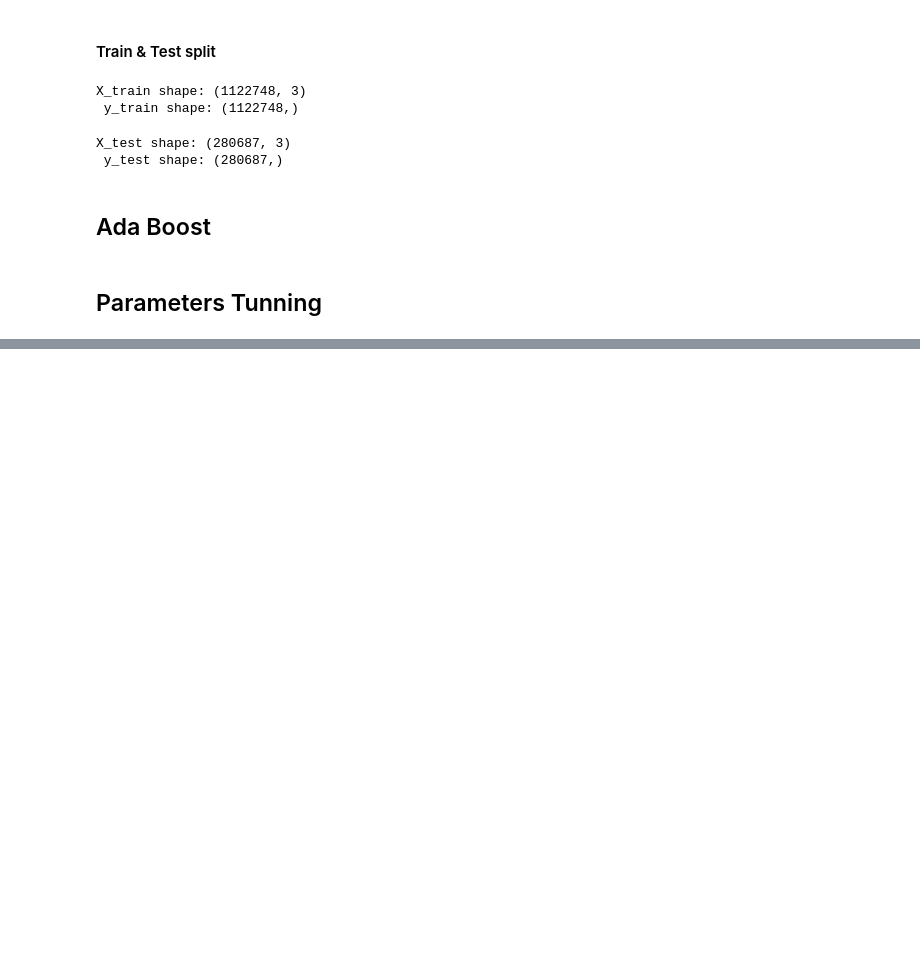
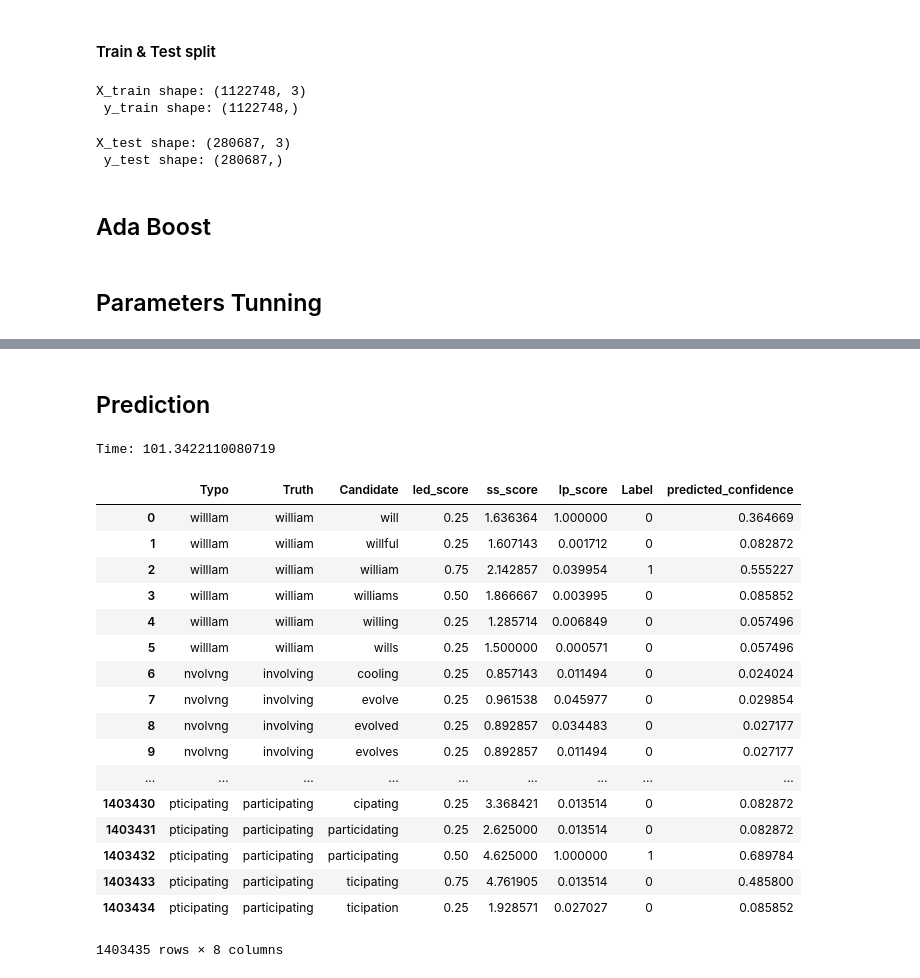
Before and after one commit to TZstatsADS/Spring2019-Proj4-grp-2, a Jupyter notebook: feature_extraction.ipynb, the cells around one changed output, grey strips where cells are left out. Saved outputs shown, nothing was run; the diff lists cells and outputs as text; code cells hidden in the pictures; blank space fills up the shorter version.

Commit message:
Added Prediction

```diff
--- a/feature_extraction.ipynb
+++ b/feature_extraction.ipynb
@@ -209,0 +211,36 @@ print(ada_grid_search_fit.best_score_)
+# %% [markdown]
+## Prediction
+# %%
+start = time.time()
+regessor = AdaBoostRegressor(base_estimator=None, learning_rate=0.01, loss='exponential',
+         n_estimators=50, random_state=None)
+regessor_fit = regessor.fit(X, y)
+end = time.time()
+print('Time:',end - start)
+# %% [output]
+Time: 101.3422110080719
+# %%
+result = regessor.predict(X)
+# %%
+predicted_confidence = pd.DataFrame({"predicted_confidence": result})
+unsorted_test_final_output = pd.concat([feature_output, predicted_confidence], axis=1)
+unsorted_test_final_output
+# %% [output]
+|  | Typo | Truth | Candidate | led_score | ss_score | lp_score | Label | predicted_confidence |
+| 0 | willlam | william | will | 0.25 | 1.636364 | 1.000000 | 0 | 0.364669 |
+| 1 | willlam | william | willful | 0.25 | 1.607143 | 0.001712 | 0 | 0.082872 |
+| 2 | willlam | william | william | 0.75 | 2.142857 | 0.039954 | 1 | 0.555227 |
+| 3 | willlam | william | williams | 0.50 | 1.866667 | 0.003995 | 0 | 0.085852 |
+| 4 | willlam | william | willing | 0.25 | 1.285714 | 0.006849 | 0 | 0.057496 |
+| 5 | willlam | william | wills | 0.25 | 1.500000 | 0.000571 | 0 | 0.057496 |
+| 6 | nvolvng | involving | cooling | 0.25 | 0.857143 | 0.011494 | 0 | 0.024024 |
+| 7 | nvolvng | involving | evolve | 0.25 | 0.961538 | 0.045977 | 0 | 0.029854 |
+| 8 | nvolvng | involving | evolved | 0.25 | 0.892857 | 0.034483 | 0 | 0.027177 |
+| 9 | nvolvng | involving | evolves | 0.25 | 0.892857 | 0.011494 | 0 | 0.027177 |
+| ... | ... | ... | ... | ... | ... | ... | ... | ... |
+| 1403430 | pticipating | participating | cipating | 0.25 | 3.368421 | 0.013514 | 0 | 0.082872 |
+| 1403431 | pticipating | participating | particidating | 0.25 | 2.625000 | 0.013514 | 0 | 0.082872 |
+| 1403432 | pticipating | participating | participating | 0.50 | 4.625000 | 1.000000 | 1 | 0.689784 |
+| 1403433 | pticipating | participating | ticipating | 0.75 | 4.761905 | 0.013514 | 0 | 0.485800 |
+| 1403434 | pticipating | participating | ticipation | 0.25 | 1.928571 | 0.027027 | 0 | 0.085852 |
+1403435 rows × 8 columns
```
Also changed, not shown: parts of 10 cells of this notebook.
